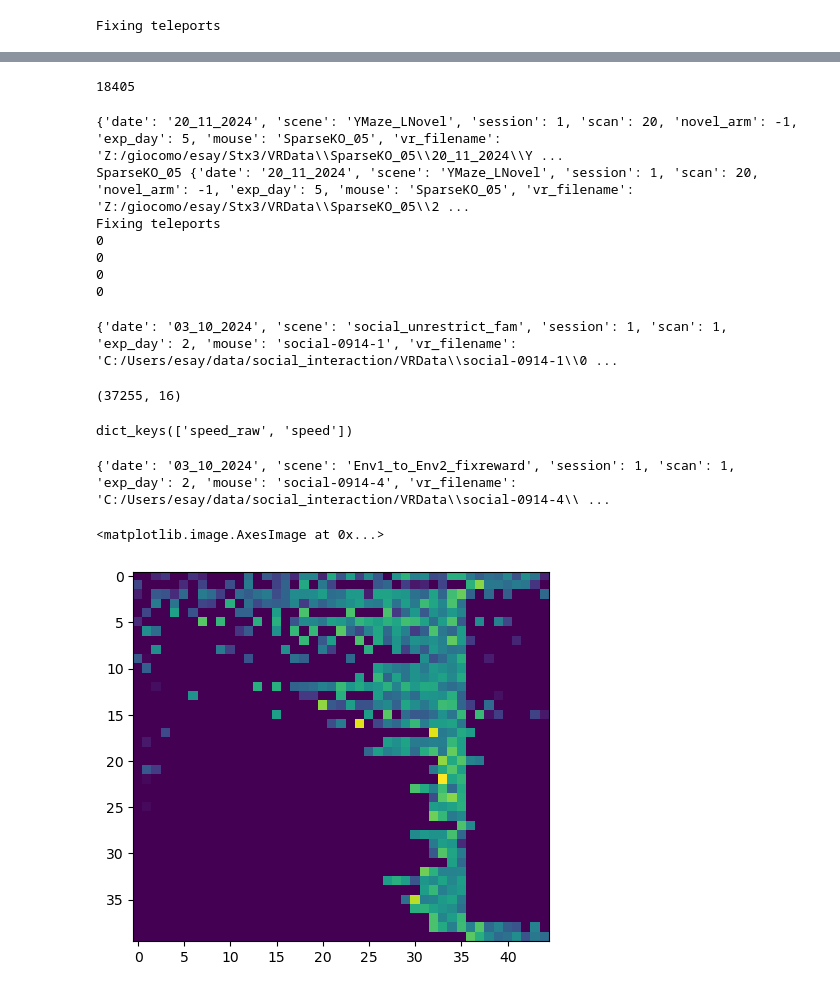
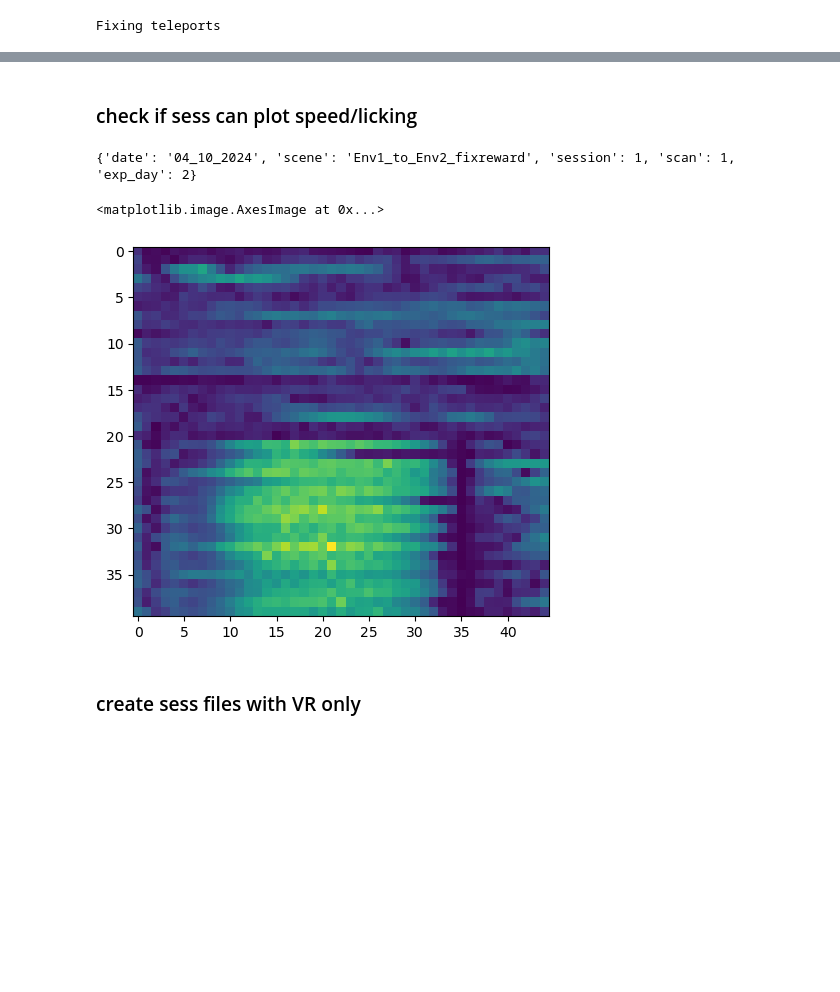
Before and after one commit to ellaksay2/dev, a Jupyter notebook: social_int_notebooks/MakeVRPickles-ES.ipynb, the cells around one changed output, grey strips where cells are left out. Cells and saved outputs as stored; diff of their text form; code cells hidden in the pictures; blank space fills up the shorter version.

```diff
--- a/social_int_notebooks/MakeVRPickles-ES.ipynb
+++ b/social_int_notebooks/MakeVRPickles-ES.ipynb
@@ -186,20 +39,0 @@ def run_and_save(fdict,comb_frames=0, social = True):
-# %%
-TwoPUtils.sess.save_session(sess,'C:/Users/esay/data/social_interaction/VRPkls')
-print(0+sess.vr_data.shape[0])
-# %% [output]
-18405
-# %%
-mouse = 'SparseKO_05'
-f = sparse_sessions[mouse][4]
-print(f)
-f_ = update_sess_dict(mouse,f)
-print(mouse, f_)
-_ = run_and_save(f_)
-# %% [output]
-{'date': '20_11_2024', 'scene': 'YMaze_LNovel', 'session': 1, 'scan': 20, 'novel_arm': -1, 'exp_day': 5, 'mouse': 'SparseKO_05', 'vr_filename': 'Z:/giocomo/esay/Stx3/VRData\\SparseKO_05\\20_11_2024\\Y ...
-SparseKO_05 {'date': '20_11_2024', 'scene': 'YMaze_LNovel', 'session': 1, 'scan': 20, 'novel_arm': -1, 'exp_day': 5, 'mouse': 'SparseKO_05', 'vr_filename': 'Z:/giocomo/esay/Stx3/VRData\\SparseKO_05\\2 ...
-Fixing teleports
-0
-0
-0
-0
@@ -233,25 +40,15 @@ def correct_lick_sensor_error(licks_, trial_starts, trial_ends, correction_thr=0
-# %%
-mouse = social_mice[0]
+# %% [markdown]
+### check if sess can plot speed/licking
 # %%
-sess = SI.utilities_ES.load_vr_day(mouse,3)
+sess = SI.utilities_ES.load_vr_day(mouse,5)
+fig,ax = plt.subplots()
+ax.imshow(sess.trial_matrices['speed'][0])
 # %% [output]
-{'date': '03_10_2024', 'scene': 'social_unrestrict_fam', 'session': 1, 'scan': 1, 'exp_day': 2, 'mouse': 'social-0914-1', 'vr_filename': 'C:/Users/esay/data/social_interaction/VRData\\social-0914-1\\0 ...
+{'date': '04_10_2024', 'scene': 'Env1_to_Env2_fixreward', 'session': 1, 'scan': 1, 'exp_day': 2}
+<matplotlib.image.AxesImage at 0x...>
+[figure, added]
-# %%
-sess.vr_data.shape
-# %% [output]
-(37255, 16)
-# %%
-sess.trial_matrices.keys()
-# %% [output]
-dict_keys(['speed_raw', 'speed'])
-# %%
-sess = SI.utilities_ES.load_vr_day(mouse,3)
-fig,ax = plt.subplots()
-ax.imshow(sess.trial_matrices['licks_rate'][0])
-# %% [output]
-{'date': '03_10_2024', 'scene': 'Env1_to_Env2_fixreward', 'session': 1, 'scan': 1, 'exp_day': 2, 'mouse': 'social-0914-4', 'vr_filename': 'C:/Users/esay/data/social_interaction/VRData\\social-0914-4\\ ...
-<matplotlib.image.AxesImage at 0x...>
-[figure, removed]
+# %% [markdown]
+### create sess files with VR only
 # %%
 d = social_int_behavior;
 for mouse, values in d.items():
```
Also changed, not shown: parts of 28 cells of this notebook, 7 other files.
